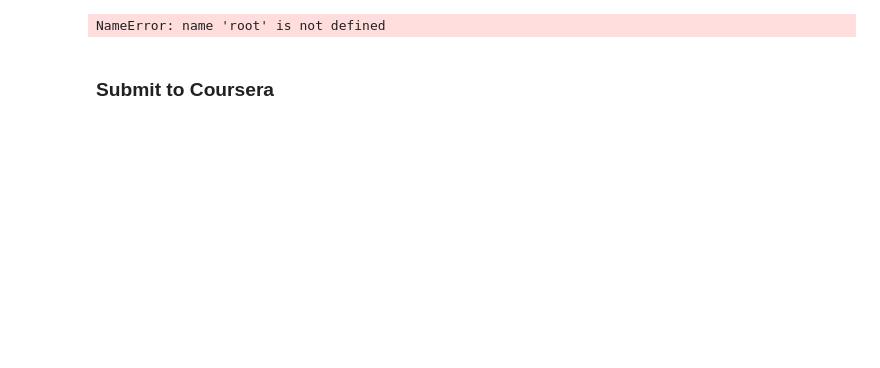
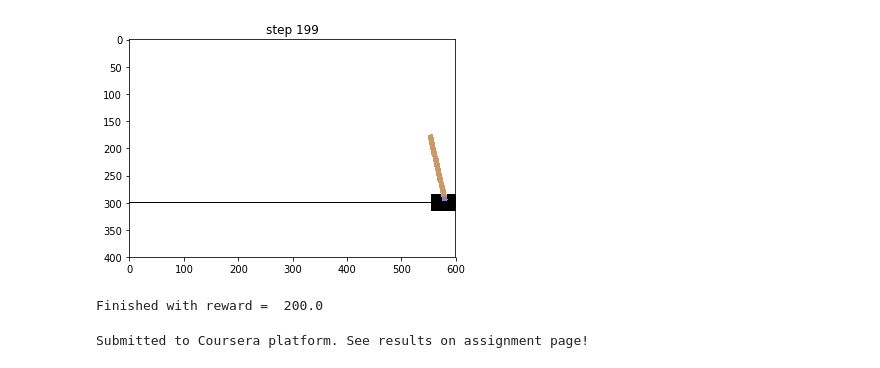
Before and after one commit to FelixKleineBoesing/gymTraining, a Jupyter notebook: src/practice_mcts.ipynb, the cells around one changed output. Cells and saved outputs as stored; diff of their text form; code cells hidden in the pictures; blank space fills up the shorter version.

```diff
--- a/src/practice_mcts.ipynb
+++ b/src/practice_mcts.ipynb
@@ -359,8 +326,6 @@ NameError: name 'base' is not defined
 # %%
 #plan from root:
-plan_mcts(root,n_iters=1000)
+plan_mcts(root,n_iters=900)
-# %% [output]
-NameError: name 'root' is not defined
 # %%
 from IPython.display import clear_output
 from itertools import count
@@ -371,39 +336,39 @@ test_env = loads(root_snapshot) #env used to show progress
 
 for i in count():
 
     #get best child
-    best_child = <select child with highest mean reward>
+    best_child = max([(child.get_mean_value(), child) for child in root.children], key=lambda x: x[0])[1]
 
     #take action
     s,r,done,_ = test_env.step(best_child.action)
 
     #show image
     clear_output(True)
     plt.title("step %i"%i)
     plt.imshow(test_env.render('rgb_array'))
     plt.show()
 
     total_reward += r
     if done:
         print("Finished with reward = ",total_reward)
         break
 
     #discard unrealized part of the tree [because not every child matters :(]
     for child in root.children:
         if child != best_child:
             child.safe_delete()
 
     #declare best child a new root
     root = Root.from_node(best_child)
 
-    assert not root.is_leaf(), "We ran out of tree! Need more planning! Try growing tree right inside the loop."
-
     #you may want to expand tree here
     if root.is_leaf():
         plan_mcts(root,n_iters=10)
+# %% [output]
+[figure, added]
+Finished with reward =  200.0
-# %% [markdown]
-### Submit to Coursera
 # %%
 from submit import submit_mcts
-
-submit_mcts(total_reward, email, token)
+submit_mcts(total_reward, "felix.boesing@t-online.de", "WiqNF725znZvljNK")
+# %% [output]
+Submitted to Coursera platform. See results on assignment page!
```
Also changed, not shown: parts of 15 cells of this notebook, 2 other files.
